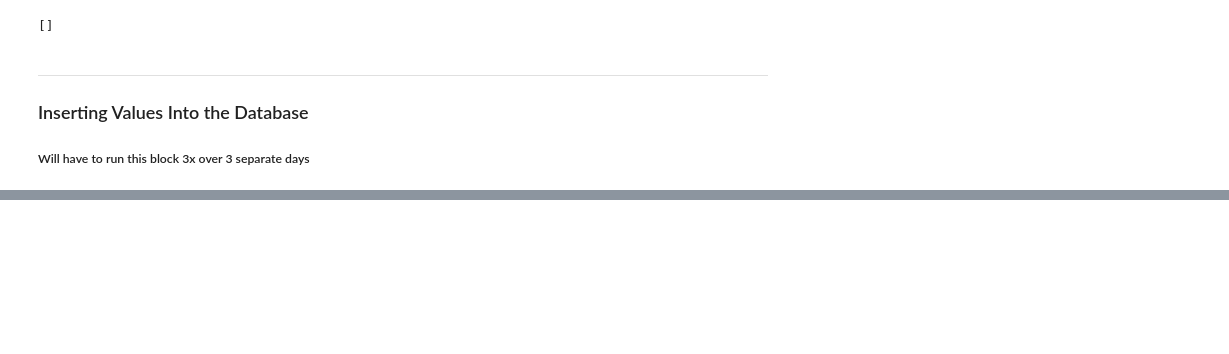
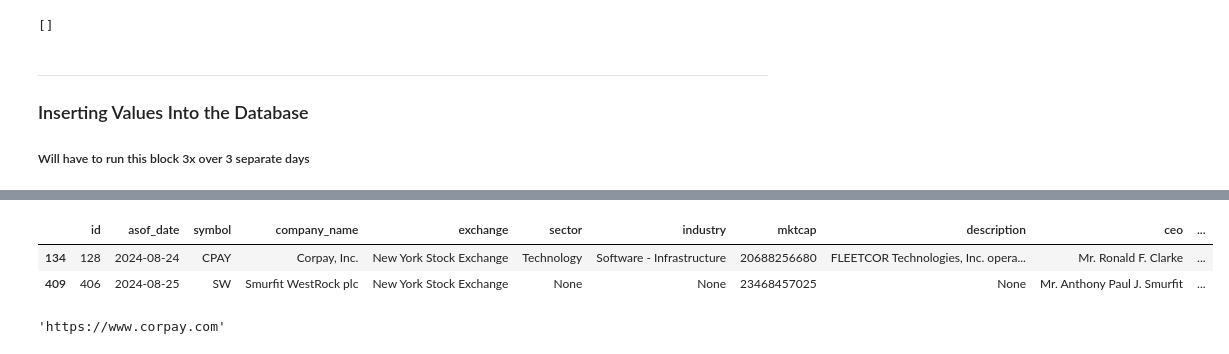
Before and after one commit to dvdhartsman/stock_data_project, a Jupyter notebook: Data_Downloads.ipynb, the cells around one changed output, grey strips where cells are left out. Cells and saved outputs as stored; diff of their text form; code cells hidden in the pictures; blank space fills up the shorter version.

```diff
--- a/Data_Downloads.ipynb
+++ b/Data_Downloads.ipynb
@@ -508,0 +389,12 @@ except:
+# %%
+profile_df[profile_df["website"].isna()]
+# %% [output]
+|  | id | asof_date | symbol | company_name | exchange | sector | industry | mktcap | description | ceo | ... |
+| 134 | 128 | 2024-08-24 | CPAY | Corpay, Inc. | New York Stock Exchange | Technology | Software - Infrastructure | 20688256680 | FLEETCOR Technologies, Inc. opera... | Mr. Ronald F. Clarke | ... |
+| 409 | 406 | 2024-08-25 | SW | Smurfit WestRock plc | New York Stock Exchange | None | None | 23468457025 | None | Mr. Anthony Paul J. Smurfit | ... |
+# %%
+# Another potential example of how yfinance may have more complete information than FMP
+
+yf.Ticker("CPAY").get_info()["website"]
+# %% [output]
+'https://www.corpay.com'
```
Also changed, not shown: parts of 26 cells of this notebook, 1 other file.
